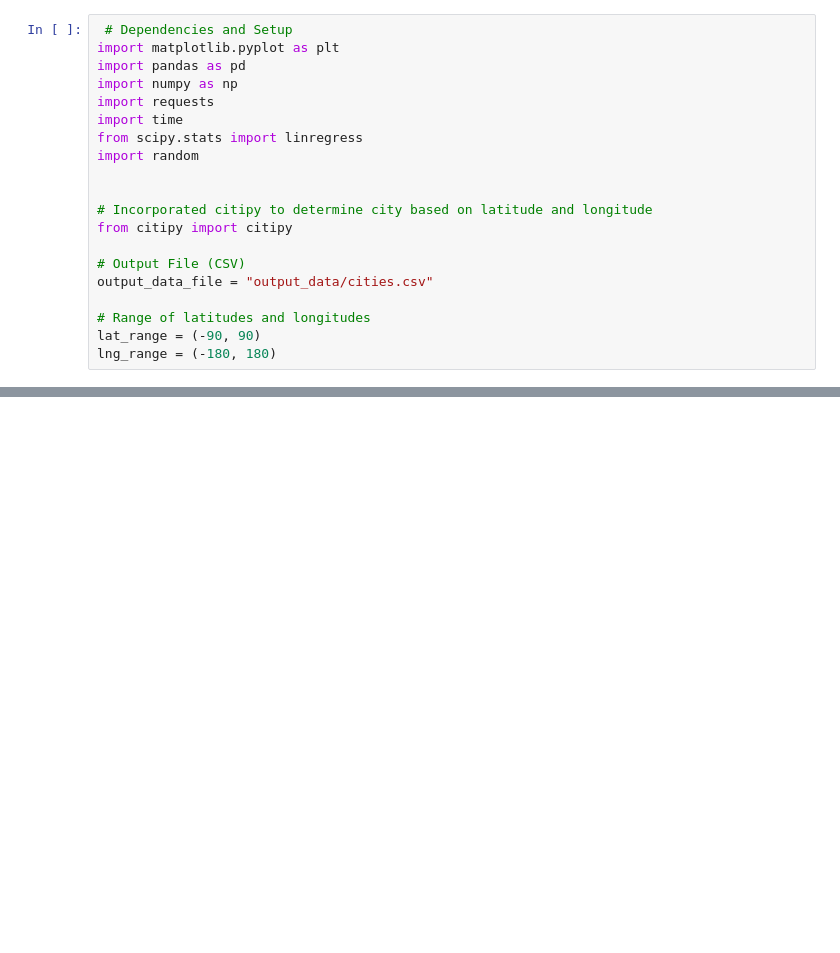
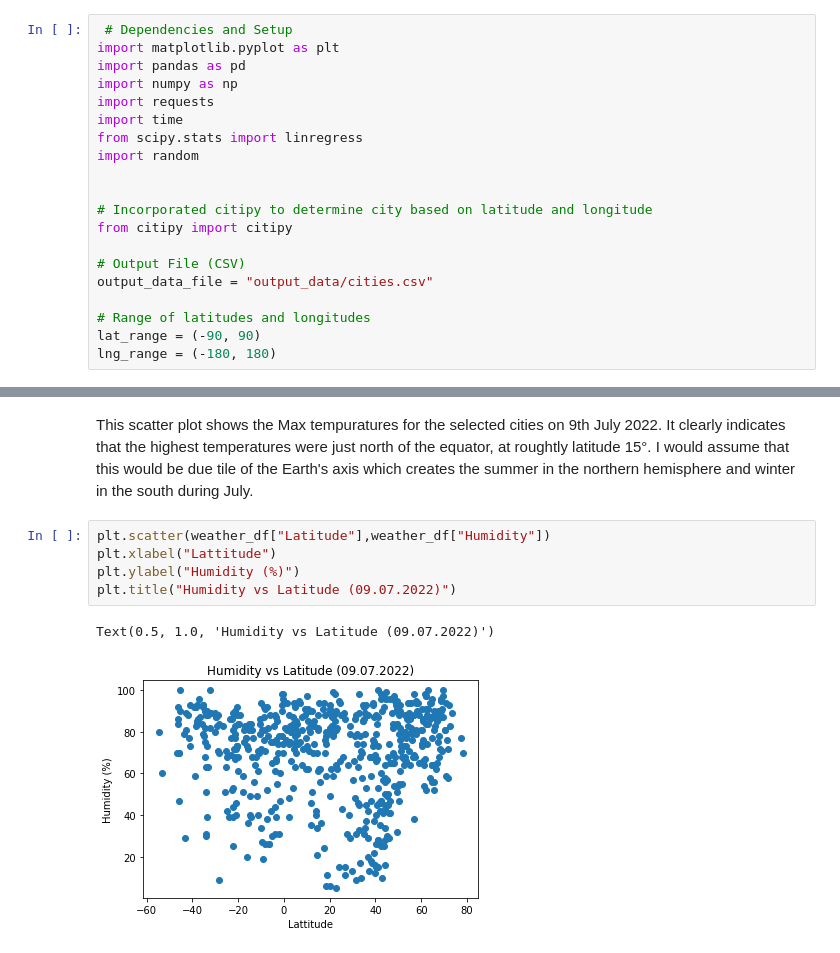
Before and after one commit to Calum-Knight/python-api-challenge, a Jupyter notebook: WeatherPy/WeatherPy.ipynb, the cells around one changed output, grey strips where cells are left out. Saved outputs shown, nothing was run; the diff lists cells and outputs as text; blank space fills up the shorter version.

```diff
--- a/WeatherPy/WeatherPy.ipynb
+++ b/WeatherPy/WeatherPy.ipynb
@@ -56,0 +170,10 @@ NameError: name 'weather_api_key' is not defined
+# %% [markdown]
+This scatter plot shows the Max tempuratures for the selected cities on 9th July 2022. It clearly indicates that the highest temperatures were just north of the equator, at roughtly latitude 15°. I would assume that this would be due tile of the Earth's axis which creates the summer in the northern hemisphere and winter in the south during July.
+# %%
+plt.scatter(weather_df["Latitude"],weather_df["Humidity"])
+plt.xlabel("Lattitude")
+plt.ylabel("Humidity (%)")
+plt.title("Humidity vs Latitude (09.07.2022)")
+# %% [output]
+Text(0.5, 1.0, 'Humidity vs Latitude (09.07.2022)')
+[figure, added]
```
Also changed, not shown: parts of 25 cells of this notebook, 1 other file.
